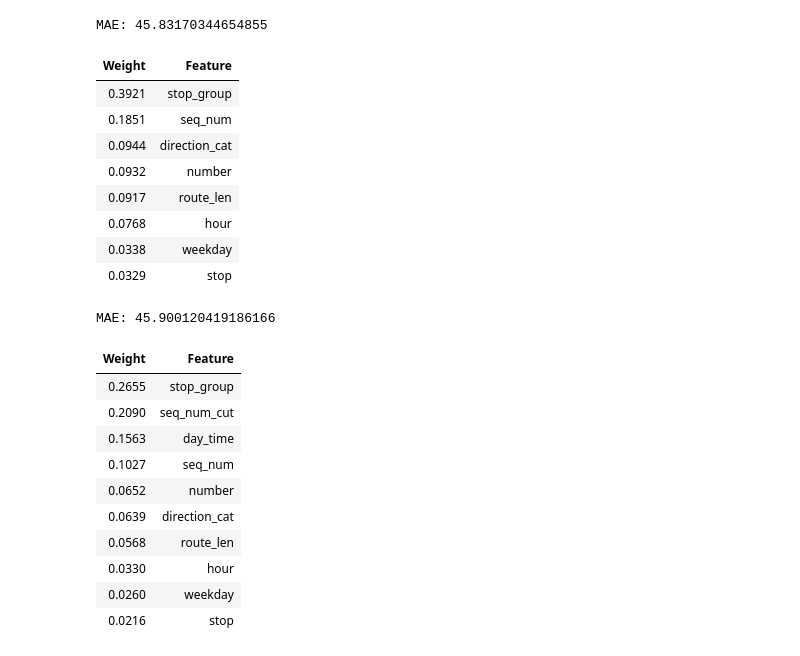
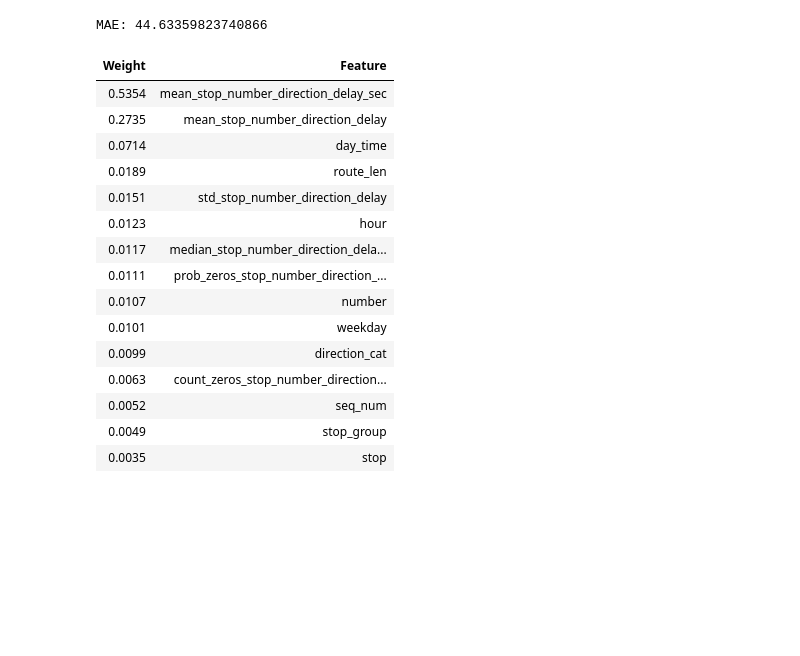
Before and after one commit to DarekB2/tram_delay, a Jupyter notebook: tram_delay_prediction.ipynb, the cells around one changed output. Drawn from its saved outputs; the diff is of its cells as text; code cells hidden in the pictures; blank space fills up the shorter version.

```diff
--- a/tram_delay_prediction.ipynb
+++ b/tram_delay_prediction.ipynb
@@ -243,48 +170,0 @@ MAE: 46.03210530502848
-# %%
-# group stops based on average of delay
-def group_stops(grp):
-    avg = grp['delay'].mean()
-    if avg < 20:
-        grp['stop_group'] = 1
-    elif avg < 40:
-        grp['stop_group'] = 2
-    elif avg < 60:
-        grp['stop_group'] = 3
-    elif avg < 80:
-        grp['stop_group'] = 4
-    else:
-        grp['stop_group'] = 5
-    return grp
-
-df = df.groupby('stop_name').apply(group_stops)
-
-feats = get_feat(feats_num, feats_drop + ['stop_name_cat', 'vehicle_id'], ['route_len', 'stop_group'])
-validate_model(df, feats, params)
-# %% [output]
-MAE: 45.83170344654855
-| Weight | Feature |
-| 0.3921 | stop_group |
-| 0.1851 | seq_num |
-| 0.0944 | direction_cat |
-| 0.0932 | number |
-| 0.0917 | route_len |
-| 0.0768 | hour |
-| 0.0338 | weekday |
-| 0.0329 | stop |
-# %%
-# add to feats day_time and seq_num_cut
-feats = get_feat(feats_num, feats_drop + ['stop_name_cat', 'vehicle_id'], ['route_len', 'stop_group', 'day_time', 'seq_num_cut'])
-validate_model(df, feats, params)
-# %% [output]
-MAE: 45.900120419186166
-| Weight | Feature |
-| 0.2655 | stop_group |
-| 0.2090 | seq_num_cut |
-| 0.1563 | day_time |
-| 0.1027 | seq_num |
-| 0.0652 | number |
-| 0.0639 | direction_cat |
-| 0.0568 | route_len |
-| 0.0330 | hour |
-| 0.0260 | weekday |
-| 0.0216 | stop |
@@ -290,0 +185,25 @@ MAE: 45.900120419186166
+# %%
+df_tmp = df_group_delay(df, ['stop', 'number', 'direction'])
+if 'mean_stop_number_direction_delay' not in df:
+    df = pd.merge(df, df_tmp, on=['stop', 'number', 'direction'], how='left')
+
+feats = get_feat(feats_num, feats_drop, ['mean_stop_number_direction_delay', 'mean_stop_number_direction_delay_sec', 'median_stop_number_direction_delay_sec', 'std_stop_number_direction_delay', 'count_zeros_stop_number_direction_delay', 'prob_zeros_stop_number_direction_delay'])
+validate_model(df, feats, params)
+# %% [output]
+MAE: 44.63359823740866
+| Weight | Feature |
+| 0.5354 | mean_stop_number_direction_delay_sec |
+| 0.2735 | mean_stop_number_direction_delay |
+| 0.0714 | day_time |
+| 0.0189 | route_len |
+| 0.0151 | std_stop_number_direction_delay |
+| 0.0123 | hour |
+| 0.0117 | median_stop_number_direction_dela... |
+| 0.0111 | prob_zeros_stop_number_direction_... |
+| 0.0107 | number |
+| 0.0101 | weekday |
+| 0.0099 | direction_cat |
+| 0.0063 | count_zeros_stop_number_direction... |
+| 0.0052 | seq_num |
+| 0.0049 | stop_group |
+| 0.0035 | stop |
```
Also changed, not shown: parts of 21 cells of this notebook.
